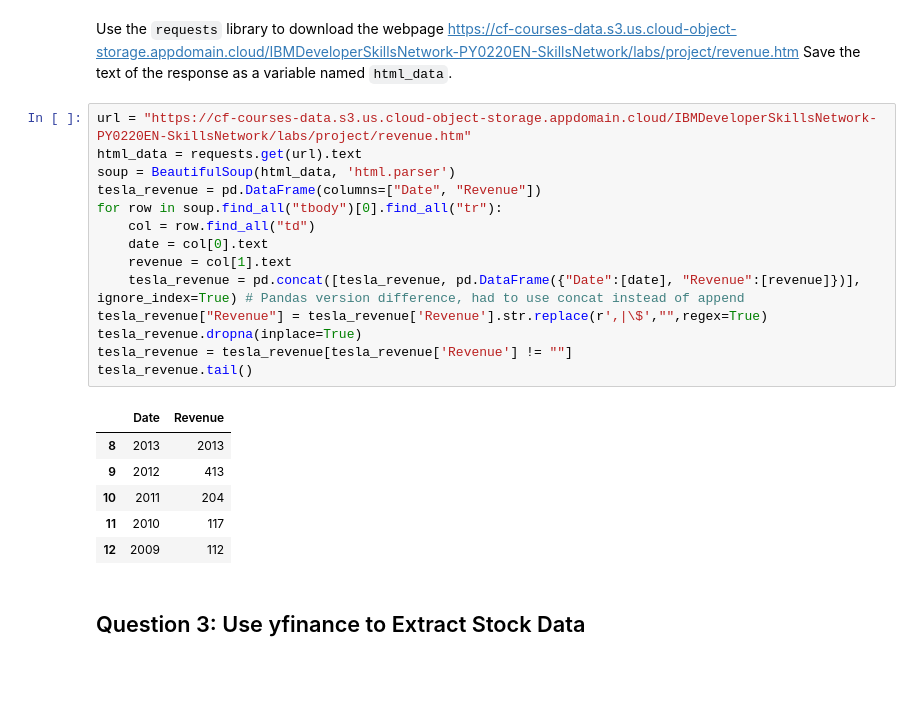
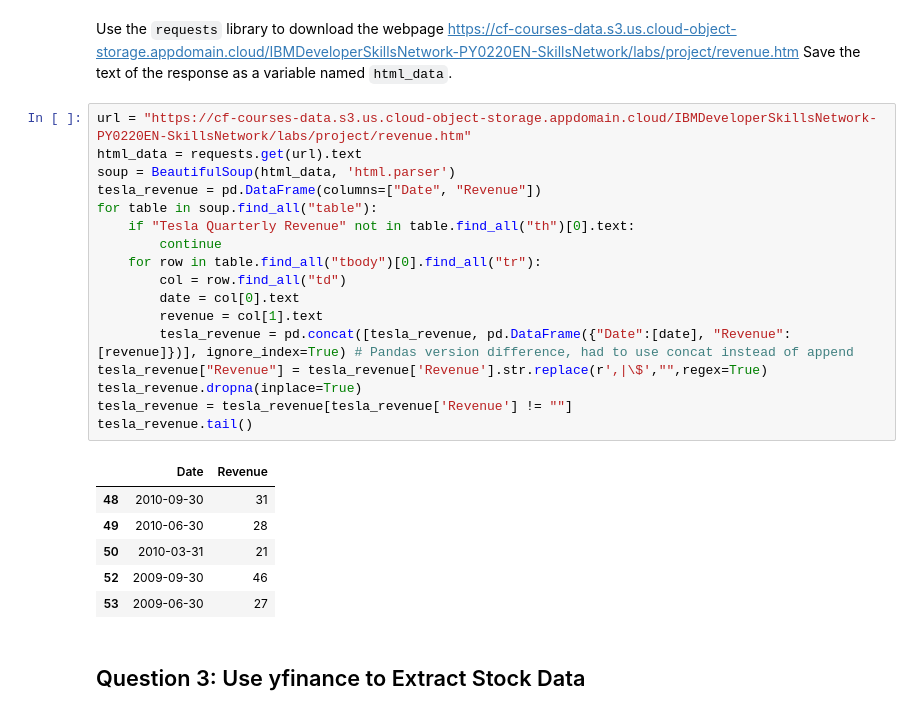
Before and after one commit to russellShyvers/Coursera, a Jupyter notebook: Python Project for Data Science/Final Assignment-v2.ipynb, the cells around one changed output. Saved outputs shown, nothing was run; the diff lists cells and outputs as text; blank space fills up the shorter version.

Commit message:
Fixed Issue, first implement was looking at Annual not Quarterly

```diff
--- a/Python Project for Data Science/Final Assignment-v2.ipynb
+++ b/Python Project for Data Science/Final Assignment-v2.ipynb
@@ -96,24 +96,27 @@ Use the `requests` library to download the webpage https://cf-courses-data.s3.us
 # %%
 url = "https://cf-courses-data.s3.us.cloud-object-storage.appdomain.cloud/IBMDeveloperSkillsNetwork-PY0220EN-SkillsNetwork/labs/project/revenue.htm"
 html_data = requests.get(url).text
 soup = BeautifulSoup(html_data, 'html.parser')
 tesla_revenue = pd.DataFrame(columns=["Date", "Revenue"])
-for row in soup.find_all("tbody")[0].find_all("tr"):
-    col = row.find_all("td")
-    date = col[0].text
-    revenue = col[1].text
-    tesla_revenue = pd.concat([tesla_revenue, pd.DataFrame({"Date":[date], "Revenue":[revenue]})], ignore_index=True) # Pandas version difference, had to use concat instead of append
+for table in soup.find_all("table"):
+    if "Tesla Quarterly Revenue" not in table.find_all("th")[0].text:
+        continue
+    for row in table.find_all("tbody")[0].find_all("tr"):
+        col = row.find_all("td")
+        date = col[0].text
+        revenue = col[1].text
+        tesla_revenue = pd.concat([tesla_revenue, pd.DataFrame({"Date":[date], "Revenue":[revenue]})], ignore_index=True) # Pandas version difference, had to use concat instead of append
 tesla_revenue["Revenue"] = tesla_revenue['Revenue'].str.replace(r',|\$',"",regex=True)
 tesla_revenue.dropna(inplace=True)
 tesla_revenue = tesla_revenue[tesla_revenue['Revenue'] != ""]
 tesla_revenue.tail()
 # %% [output]
 |  | Date | Revenue |
-| 8 | 2013 | 2013 |
-| 9 | 2012 | 413 |
-| 10 | 2011 | 204 |
-| 11 | 2010 | 117 |
-| 12 | 2009 | 112 |
+| 48 | 2010-09-30 | 31 |
+| 49 | 2010-06-30 | 28 |
+| 50 | 2010-03-31 | 21 |
+| 52 | 2009-09-30 | 46 |
+| 53 | 2009-06-30 | 27 |
 # %% [markdown]
 ## Question 3: Use yfinance to Extract Stock Data
 # %% [markdown]
```
Also changed, not shown: parts of 3 cells of this notebook, 4 other files.
